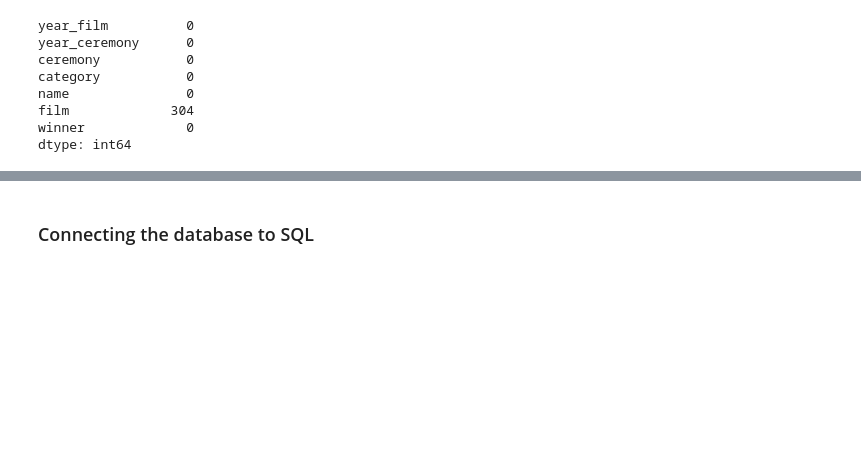
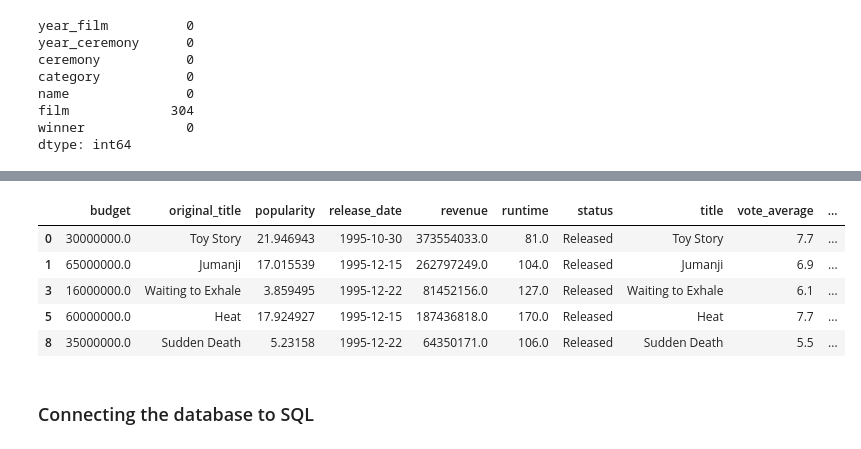
Before and after one commit to christinepuri/Group6, a Jupyter notebook: Database_cleansing_connecting.ipynb, the cells around one changed output, grey strips where cells are left out. Drawn from its saved outputs; the diff is of its cells as text; code cells hidden in the pictures; blank space fills up the shorter version.

```diff
--- a/Database_cleansing_connecting.ipynb
+++ b/Database_cleansing_connecting.ipynb
@@ -223,3 +258,19 @@ movies_clean_df.head(10)
+# %%
+winner = []
+for row in movies_clean_df['winner']:
+    if row == 'FALSE' :    winner.append('0')
+    elif row == 'TRUE':   winner.append('1')
+    else:           winner.append('0')
+
+movies_clean_df['winner'] = winner
+movies_clean_df.head()
+# %% [output]
+|  | budget | original_title | popularity | release_date | revenue | runtime | status | title | vote_average | ... |
+| 0 | 30000000.0 | Toy Story | 21.946943 | 1995-10-30 | 373554033.0 | 81.0 | Released | Toy Story | 7.7 | ... |
+| 1 | 65000000.0 | Jumanji | 17.015539 | 1995-12-15 | 262797249.0 | 104.0 | Released | Jumanji | 6.9 | ... |
+| 3 | 16000000.0 | Waiting to Exhale | 3.859495 | 1995-12-22 | 81452156.0 | 127.0 | Released | Waiting to Exhale | 6.1 | ... |
+| 5 | 60000000.0 | Heat | 17.924927 | 1995-12-15 | 187436818.0 | 170.0 | Released | Heat | 7.7 | ... |
+| 8 | 35000000.0 | Sudden Death | 5.23158 | 1995-12-22 | 64350171.0 | 106.0 | Released | Sudden Death | 5.5 | ... |
 # %% [markdown]
 ### Connecting the database to SQL
 # %%
```
Also changed, not shown: parts of 5 cells of this notebook, 1 other file.
